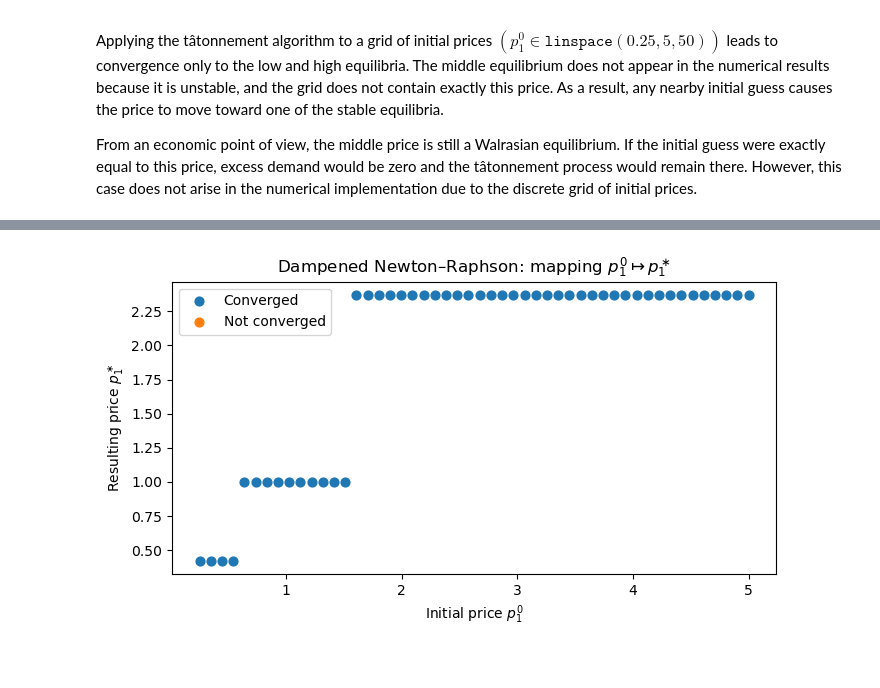
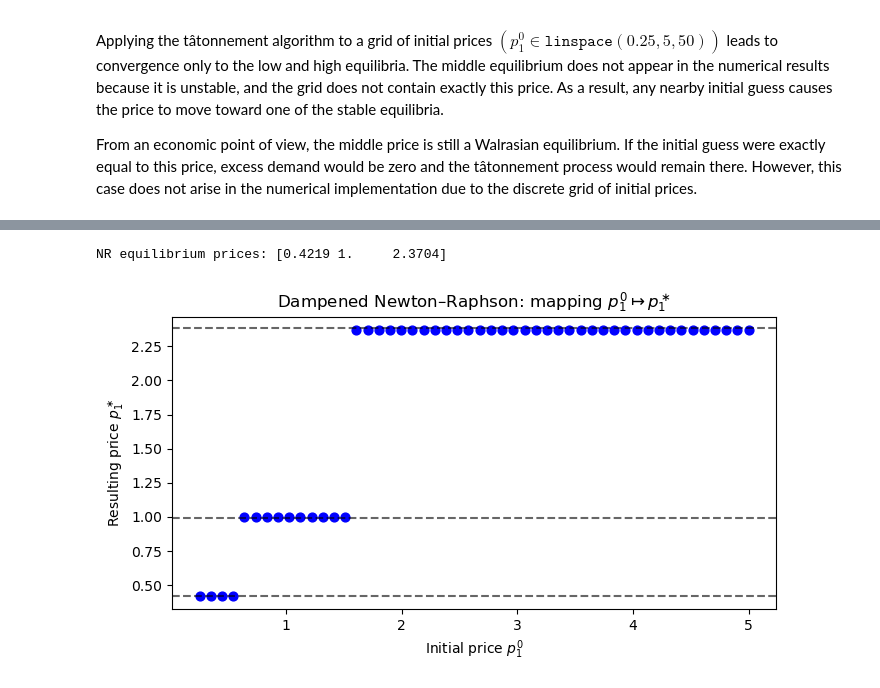
Before and after one commit to fgv916/ProgEconFgv916, a Jupyter notebook: Examproject.ipynb, the cells around one changed output, grey strips where cells are left out. Saved outputs shown, nothing was run; the diff lists cells and outputs as text; code cells hidden in the pictures.

```diff
--- a/Examproject.ipynb
+++ b/Examproject.ipynb
@@ -169,18 +168,15 @@ for i, p0 in enumerate(p0_grid):
     pstar[i] = p_seq[-1]
     converged[i] = (abs(e_seq[-1]) < Exchange.par.tol)
 
+# 2) Plot
 plt.figure(figsize=(7,4.5))
 
-# 2) Plot
-colors = ["tab:blue" if ps < 1 else "tab:green" for ps in pstar]
-plt.scatter(p0_grid, pstar, c=colors, s=35)
+plt.scatter(p0_grid, pstar, color="blue", s=40)
 
-for p in [p_low, p_mid, p_high]:
+# Highlight converged points based on the 2.1
+for p in [p_low_scan, p_mid_scan, p_high_scan]:
     plt.axhline(p, ls="--", color="black", alpha=0.6)
 
-plt.text(x_text, p_high, "High equilibrium", va="center", ha="left", bbox=box)
-plt.text(x_text, p_mid,  "Mid equilibrium (Unstable)", va="center", ha="left", bbox=box)
-plt.text(x_text, p_low,  "Low equilibrium", va="center", ha="left", bbox=box)
 
 plt.xlabel(r"Initial price $p_1^0$")
 plt.ylabel(r"Converged price $p_1^\ast$")
@@ -200,70 +198,39 @@ __Summary of Findings:__
 # %%
-# # 1) Excess demand function
-# def excess_demand(p1):
-#     eps1, _ = Exchange.check_market_clearing(p1)
-#     return eps1
-
-# #2) Newton-Raphson
-# def newton_damped(p1_0):
-
-#     p = float(p1_0)
-#     p_seq = [p]
-#     e_seq = []
-
-#     for k in range(Exchange.par.K):
-
-#         # Compute excess demand
-#         e = excess_demand(p)
-#         e_seq.append(e)
-
-#         # Convergence check
-#         if abs(e) < Exchange.par.tol:
-#             break
-
-#         # Numerical derivative Delta^k
-#         Delta = (excess_demand(p + h) - e) / h
-
-#         # Avoid division by ~0
-#         if abs(Delta) < 1e-14:
-#             break
-
-#         # Dampened Newton update
-#         p_new = p - phi * (e / Delta)
-
-#         # If negative price, shrink
-#         if p_new < 0:
-#             p_new = iota * p
-
-#         p = p_new
-#         p_seq.append(p)
-
-#     return np.array(p_seq), np.array(e_seq)
+#1) Grid and plot
+from matplotlib.pyplot import box
 
 
-
-#2) Grid and plot
 p0_grid = np.linspace(0.25, 5, 50)
 
 pstar = np.empty_like(p0_grid)
 converged = np.zeros_like(p0_grid, dtype=bool)
 
 for i, p0 in enumerate(p0_grid):
     p_seq, e_seq = Exchange.newton_damped(p0)
     pstar[i] = p_seq[-1]
     converged[i] = (abs(e_seq[-1]) < Exchange.par.tol)
 
+# 2) Equilibria
+p1_eq_NR = np.sort(np.unique(np.round(pstar[converged], 4)))
+print("NR equilibrium prices:", p1_eq_NR)
+
+p_low_NR, p_mid_NR, p_high_NR = p1_eq_NR
+
+
 #3) Plot
 plt.figure(figsize=(7,4))
-plt.scatter(p0_grid[converged], pstar[converged], s=40, label="Converged")
-plt.scatter(p0_grid[~converged], pstar[~converged], s=40, label="Not converged")
+
+plt.scatter(p0_grid[converged], pstar[converged], color="blue", s=40)
+
+# Highlight converged points based on the 2.1
+for p in [p_low_scan, p_mid_scan, p_high_scan]:
+    plt.axhline(p, ls="--", color="black", alpha=0.6)
+
+
 plt.xlabel(r"Initial price $p_1^0$")
 plt.ylabel(r"Resulting price $p_1^\ast$")
 plt.title("Dampened Newton–Raphson: mapping $p_1^0 \\mapsto p_1^\\ast$")
-plt.legend()
 plt.tight_layout()
-plt.show()
-
-
-print("Unique converged p* (rounded):", np.unique(np.round(pstar[converged], 3)))
 # %% [output]
+NR equilibrium prices: [0.4219 1.     2.3704]
-[figure, old version]
+[figure, new version]
```
Also changed, not shown: parts of 9 cells of this notebook, 1 other file.
